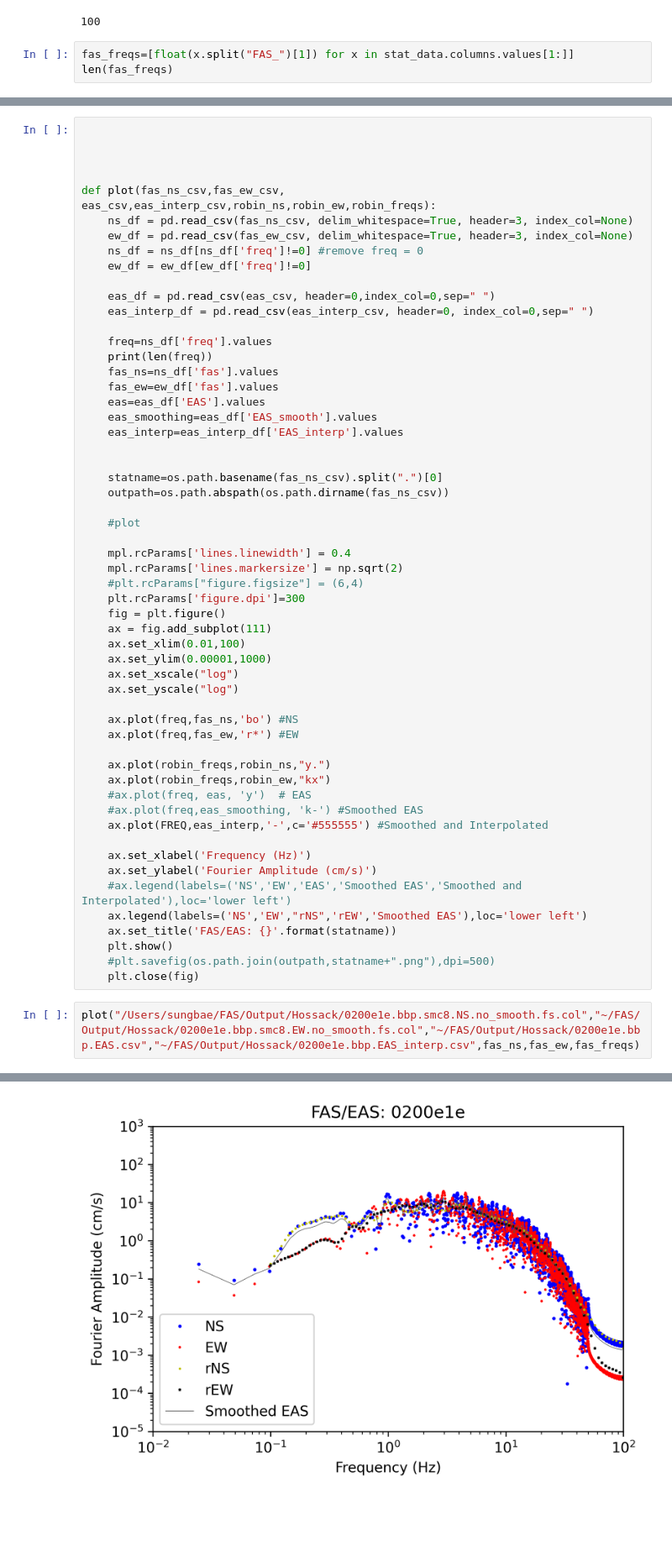
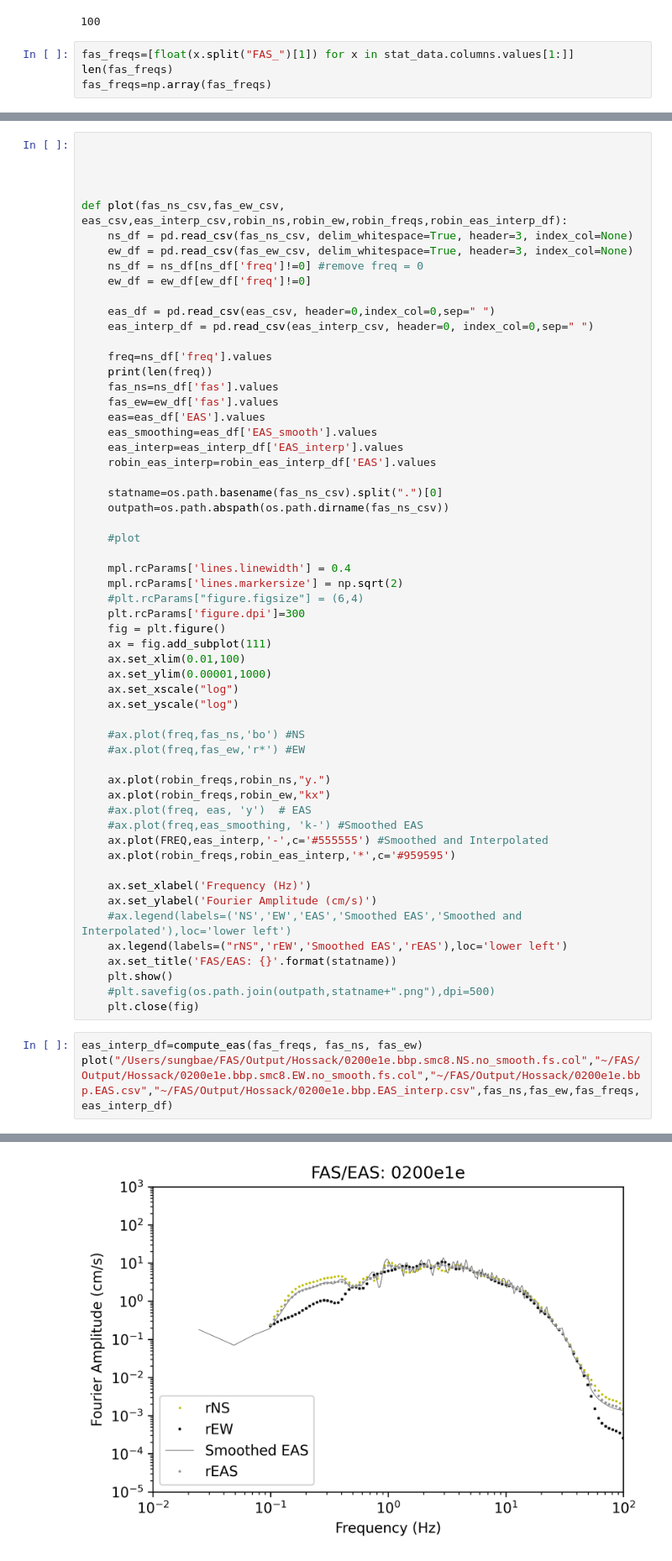
Before and after one commit to sungeunbae/FAS, a Jupyter notebook: FAS-Robin.ipynb, the cells around one changed output, grey strips where cells are left out. Shown at 84% size. Drawn from its saved outputs; the diff is of its cells as text; blank space fills up the shorter version.

```diff
--- a/FAS-Robin.ipynb
+++ b/FAS-Robin.ipynb
@@ -29,3 +29,4 @@ len(fas_ns)
 # %%
 fas_freqs=[float(x.split("FAS_")[1]) for x in stat_data.columns.values[1:]]
 len(fas_freqs)
+fas_freqs=np.array(fas_freqs)
@@ -36,7 +86,7 @@ len(fas_freqs)
 
 
 
-def plot(fas_ns_csv,fas_ew_csv, eas_csv,eas_interp_csv,robin_ns,robin_ew,robin_freqs):
+def plot(fas_ns_csv,fas_ew_csv, eas_csv,eas_interp_csv,robin_ns,robin_ew,robin_freqs,robin_eas_interp_df):
     ns_df = pd.read_csv(fas_ns_csv, delim_whitespace=True, header=3, index_col=None)
     ew_df = pd.read_csv(fas_ew_csv, delim_whitespace=True, header=3, index_col=None)
     ns_df = ns_df[ns_df['freq']!=0] #remove freq = 0
@@ -52,7 +102,7 @@ def plot(fas_ns_csv,fas_ew_csv, eas_csv,eas_interp_csv,robin_ns,robin_ew,robin_f
     eas=eas_df['EAS'].values
     eas_smoothing=eas_df['EAS_smooth'].values
     eas_interp=eas_interp_df['EAS_interp'].values
-
+    robin_eas_interp=robin_eas_interp_df['EAS'].values
 
     statname=os.path.basename(fas_ns_csv).split(".")[0]
     outpath=os.path.abspath(os.path.dirname(fas_ns_csv))
@@ -70,25 +120,27 @@ def plot(fas_ns_csv,fas_ew_csv, eas_csv,eas_interp_csv,robin_ns,robin_ew,robin_f
     ax.set_xscale("log")
     ax.set_yscale("log")
 
-    ax.plot(freq,fas_ns,'bo') #NS
-    ax.plot(freq,fas_ew,'r*') #EW
+    #ax.plot(freq,fas_ns,'bo') #NS
+    #ax.plot(freq,fas_ew,'r*') #EW
 
     ax.plot(robin_freqs,robin_ns,"y.")
     ax.plot(robin_freqs,robin_ew,"kx")
     #ax.plot(freq, eas, 'y')  # EAS
     #ax.plot(freq,eas_smoothing, 'k-') #Smoothed EAS
     ax.plot(FREQ,eas_interp,'-',c='#555555') #Smoothed and Interpolated
+    ax.plot(robin_freqs,robin_eas_interp,'*',c='#959595')
 
     ax.set_xlabel('Frequency (Hz)')
     ax.set_ylabel('Fourier Amplitude (cm/s)')
     #ax.legend(labels=('NS','EW','EAS','Smoothed EAS','Smoothed and Interpolated'),loc='lower left')
-    ax.legend(labels=('NS','EW',"rNS",'rEW','Smoothed EAS'),loc='lower left')
+    ax.legend(labels=("rNS",'rEW','Smoothed EAS','rEAS'),loc='lower left')
     ax.set_title('FAS/EAS: {}'.format(statname))
     plt.show()
     #plt.savefig(os.path.join(outpath,statname+".png"),dpi=500)
     plt.close(fig)
 # %%
-plot("/Users/sungbae/FAS/Output/Hossack/0200e1e.bbp.smc8.NS.no_smooth.fs.col","~/FAS/Output/Hossack/0200e1e.bbp.smc8.EW.no_smooth.fs.col","~/FAS/Output/Hossack/0200e1e.bbp.EAS.csv","~/FAS/Output/Hossack/0200e1e.bbp.EAS_interp.csv",fas_ns,fas_ew,fas_freqs)
+eas_interp_df=compute_eas(fas_freqs, fas_ns, fas_ew)
+plot("/Users/sungbae/FAS/Output/Hossack/0200e1e.bbp.smc8.NS.no_smooth.fs.col","~/FAS/Output/Hossack/0200e1e.bbp.smc8.EW.no_smooth.fs.col","~/FAS/Output/Hossack/0200e1e.bbp.EAS.csv","~/FAS/Output/Hossack/0200e1e.bbp.EAS_interp.csv",fas_ns,fas_ew,fas_freqs,eas_interp_df)
 # %% [output]
 4095
-[figure, old version]
+[figure, new version]
```
Also changed, not shown: parts of 3 cells of this notebook.
